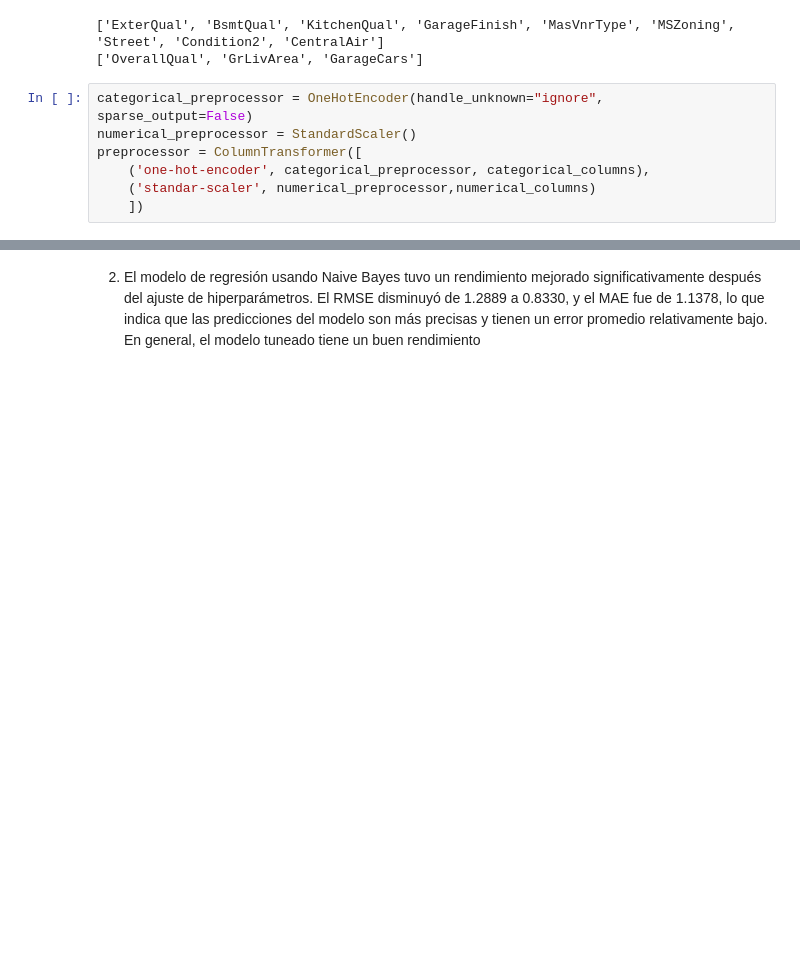
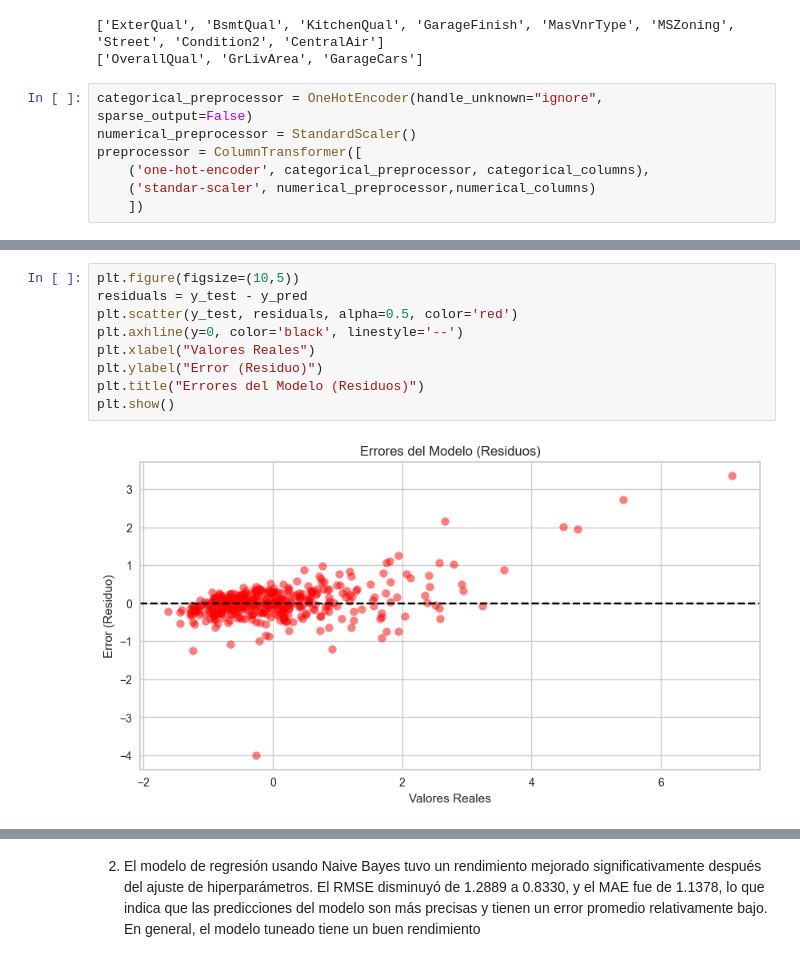
Before and after one commit to SebastianUVG/HT6_KNN, a Jupyter notebook: HT6.ipynb, the cells around one changed output, grey strips where cells are left out. Drawn from its saved outputs; the diff is of its cells as text; blank space fills up the shorter version.

```diff
--- a/HT6.ipynb
+++ b/HT6.ipynb
@@ -811,0 +725,11 @@ Mean Absolute Error (MAE): 1.1377920494233433
+# %%
+plt.figure(figsize=(10,5))
+residuals = y_test - y_pred
+plt.scatter(y_test, residuals, alpha=0.5, color='red')
+plt.axhline(y=0, color='black', linestyle='--')
+plt.xlabel("Valores Reales")
+plt.ylabel("Error (Residuo)")
+plt.title("Errores del Modelo (Residuos)")
+plt.show()
+# %% [output]
+[figure, added]
```
Also changed, not shown: parts of 21 cells of this notebook.
